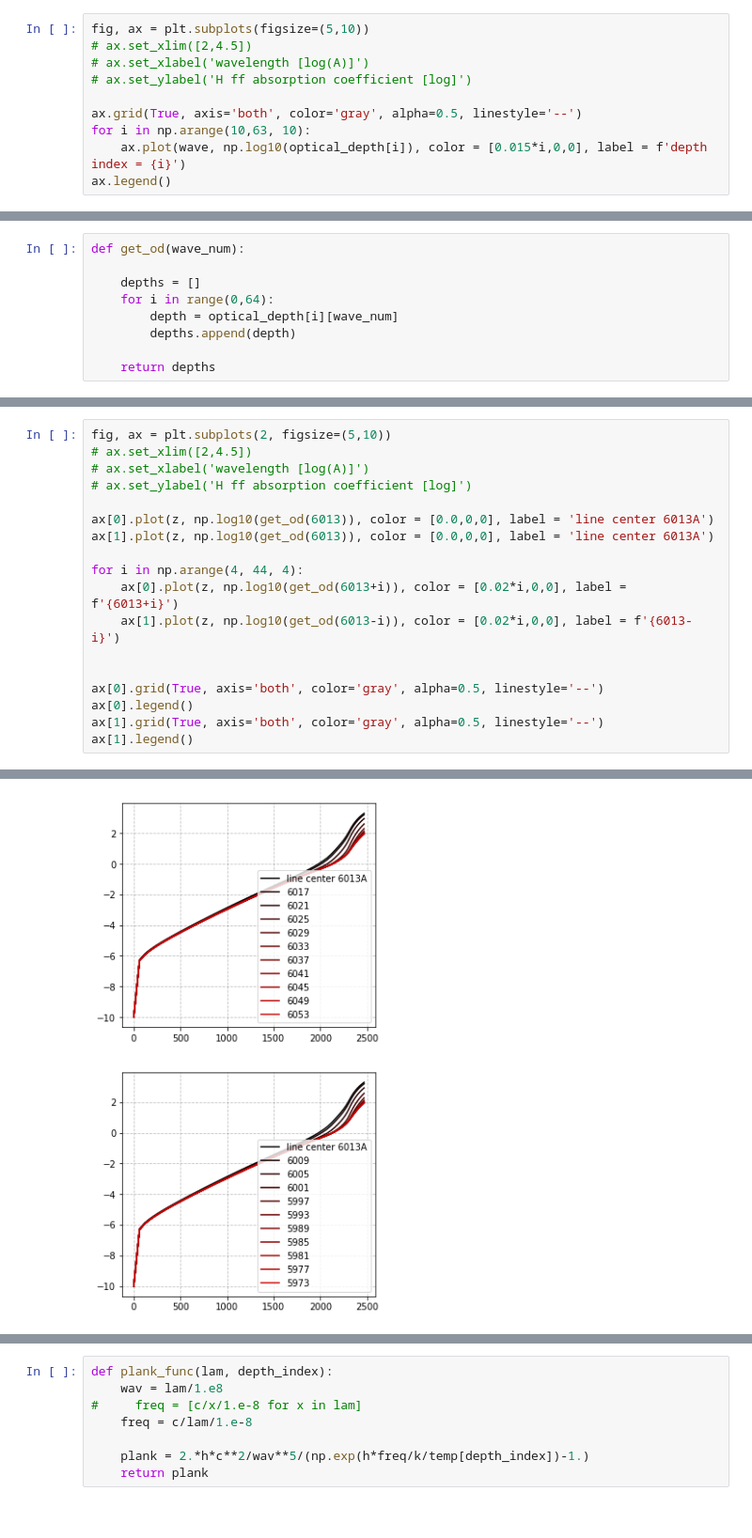
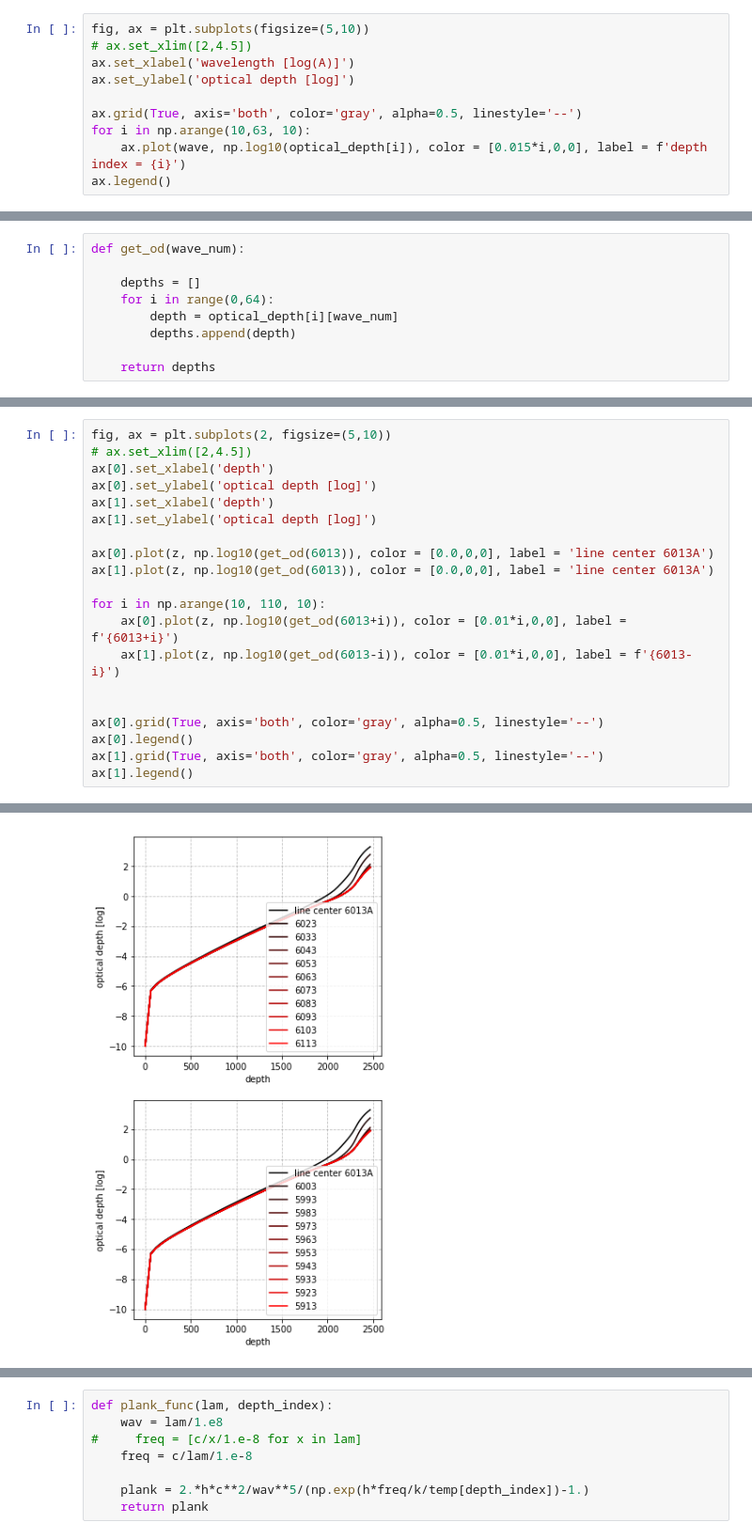
Before and after one commit to eunheeko/stellar_astrophysics, a Jupyter notebook: continuum_hw_ver.ipynb, the cells around one changed output, grey strips where cells are left out. Shown at 94% size. Drawn from its saved outputs; the diff is of its cells as text.

```diff
--- a/continuum_hw_ver.ipynb
+++ b/continuum_hw_ver.ipynb
@@ -569,8 +571,8 @@ optical_depth = cal_tau(wave)
 # %%
 fig, ax = plt.subplots(figsize=(5,10))
 # ax.set_xlim([2,4.5])
-# ax.set_xlabel('wavelength [log(A)]')
-# ax.set_ylabel('H ff absorption coefficient [log]')
+ax.set_xlabel('wavelength [log(A)]')
+ax.set_ylabel('optical depth [log]')
 
 ax.grid(True, axis='both', color='gray', alpha=0.5, linestyle='--')
 for i in np.arange(10,63, 10):
@@ -591,22 +595,24 @@ def get_od(wave_num):
 # %%
 fig, ax = plt.subplots(2, figsize=(5,10))
 # ax.set_xlim([2,4.5])
-# ax.set_xlabel('wavelength [log(A)]')
-# ax.set_ylabel('H ff absorption coefficient [log]')
+ax[0].set_xlabel('depth')
+ax[0].set_ylabel('optical depth [log]')
+ax[1].set_xlabel('depth')
+ax[1].set_ylabel('optical depth [log]')
 
 ax[0].plot(z, np.log10(get_od(6013)), color = [0.0,0,0], label = 'line center 6013A')
 ax[1].plot(z, np.log10(get_od(6013)), color = [0.0,0,0], label = 'line center 6013A')
 
-for i in np.arange(4, 44, 4):
-    ax[0].plot(z, np.log10(get_od(6013+i)), color = [0.02*i,0,0], label = f'{6013+i}')
-    ax[1].plot(z, np.log10(get_od(6013-i)), color = [0.02*i,0,0], label = f'{6013-i}')
+for i in np.arange(10, 110, 10):
+    ax[0].plot(z, np.log10(get_od(6013+i)), color = [0.01*i,0,0], label = f'{6013+i}')
+    ax[1].plot(z, np.log10(get_od(6013-i)), color = [0.01*i,0,0], label = f'{6013-i}')
 
 
 ax[0].grid(True, axis='both', color='gray', alpha=0.5, linestyle='--')
 ax[0].legend()
 ax[1].grid(True, axis='both', color='gray', alpha=0.5, linestyle='--')
 ax[1].legend()
 # %% [output]
 <matplotlib.legend.Legend at 0x...>
-[figure, old version]
+[figure, new version]
 # %% [markdown]
```
Also changed, not shown: parts of 11 cells of this notebook.
